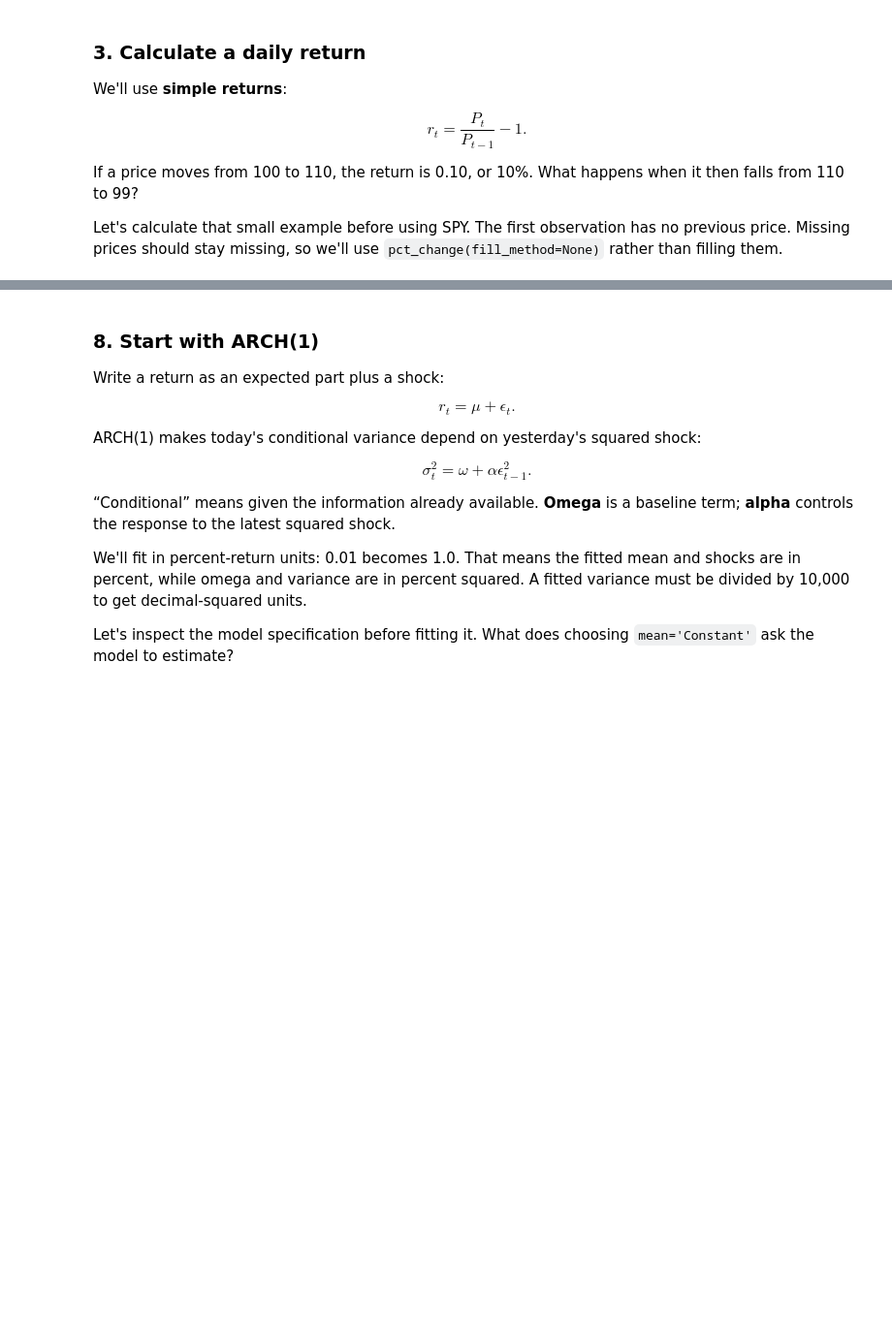
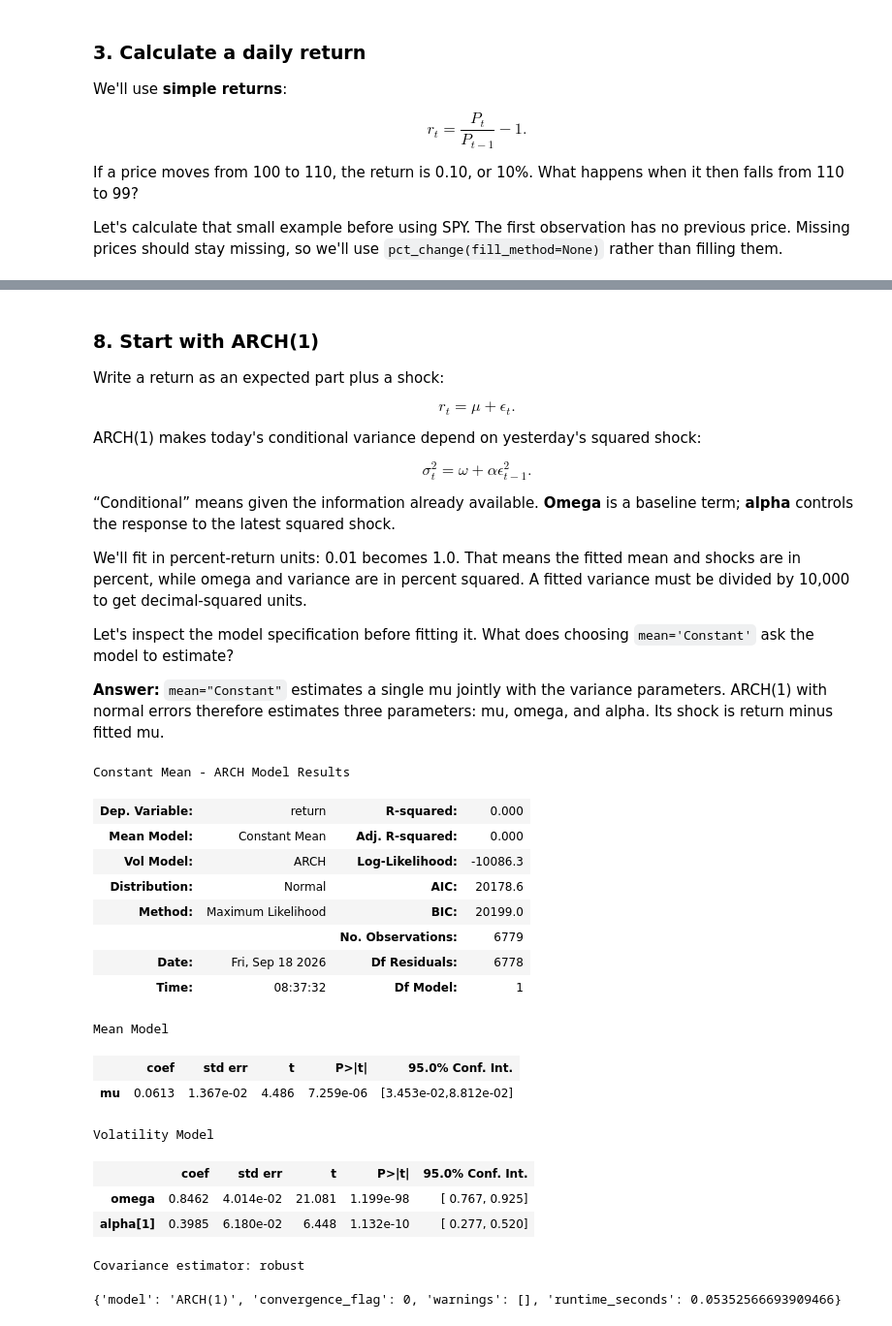
Before and after one commit to rwuebker/left-tail-volatility, a Jupyter notebook: notebooks/01_garch_foundations.ipynb, the cells around one changed output, grey strips where cells are left out. Shown at 97% size. Cells and saved outputs as stored; diff of their text form; code cells hidden in the pictures; blank space fills up the shorter version.

```diff
--- a/notebooks/01_garch_foundations.ipynb
+++ b/notebooks/01_garch_foundations.ipynb
@@ -152,11 +484,52 @@ $$\sigma_t^2=\omega+\alpha\epsilon_{t-1}^2.$$
 We'll fit in percent-return units: 0.01 becomes 1.0. That means the fitted mean and shocks are in percent, while omega and variance are in percent squared. A fitted variance must be divided by 10,000 to get decimal-squared units.
 
 Let's inspect the model specification before fitting it. What does choosing `mean='Constant'` ask the model to estimate?
+
+**Answer:** `mean="Constant"` estimates a single mu jointly with the variance parameters. ARCH(1) with normal errors therefore estimates three parameters: mu, omega, and alpha. Its shock is return minus fitted mu.
 # %%
-# Together: convert training returns from decimal to percent units.
-# Specify arch_model(..., mean='Constant', vol='ARCH', p=1, dist='normal').
-# Fit it, read the summary, and identify mu, omega, and alpha.
-# Record optimizer warnings and convergence status.
+import warnings
+from time import perf_counter
+from left_tail.garch import MODEL_SPECS, persistence
+train_percent = 100 * train
+fits, fit_diagnostics = {}, []
+
+def fit_one_model(name):
+    # This small wrapper makes each fit's warnings visible and uses the tested specifications.
+    started = perf_counter()
+    with warnings.catch_warnings(record=True) as caught:
+        warnings.simplefilter("always")
+        result = arch_model(train_percent, mean="Constant", rescale=False,
+                            **MODEL_SPECS[name]).fit(disp="off", options={"maxiter": 2000})
+    fits[name] = result
+    fit_diagnostics.append({"model": name, "convergence_flag": int(result.convergence_flag),
+                            "warnings": [str(w.message) for w in caught],
+                            "runtime_seconds": perf_counter() - started})
+    display(result.summary())
+    print(fit_diagnostics[-1])
+    if result.convergence_flag != 0:
+        raise RuntimeError("Fit did not converge; investigate before continuing.")
+    return result
+
+arch_fit = fit_one_model("ARCH(1)")
+# %% [output]
+Constant Mean - ARCH Model Results
+| Dep. Variable: | return | R-squared: | 0.000 |
+| Mean Model: | Constant Mean | Adj. R-squared: | 0.000 |
+| Vol Model: | ARCH | Log-Likelihood: | -10086.3 |
+| Distribution: | Normal | AIC: | 20178.6 |
+| Method: | Maximum Likelihood | BIC: | 20199.0 |
+|  |  | No. Observations: | 6779 |
+| Date: | Fri, Sep 18 2026 | Df Residuals: | 6778 |
+| Time: | 08:37:32 | Df Model: | 1 |
+Mean Model
+|  | coef | std err | t | P>|t| | 95.0% Conf. Int. |
+| mu | 0.0613 | 1.367e-02 | 4.486 | 7.259e-06 | [3.453e-02,8.812e-02] |
+Volatility Model
+|  | coef | std err | t | P>|t| | 95.0% Conf. Int. |
+| omega | 0.8462 | 4.014e-02 | 21.081 | 1.199e-98 | [ 0.767, 0.925] |
+| alpha[1] | 0.3985 | 6.180e-02 | 6.448 | 1.132e-10 | [ 0.277, 0.520] |
+Covariance estimator: robust
+{'model': 'ARCH(1)', 'convergence_flag': 0, 'warnings': [], 'runtime_seconds': 0.05352566693909466}
 # %% [markdown]
 ### 9. Add memory with GARCH(1,1)
 
```
Also changed, not shown: parts of 31 cells of this notebook, 30 other files.
